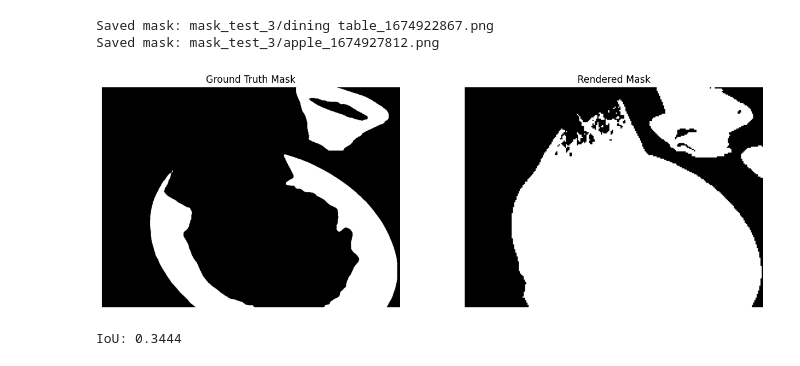
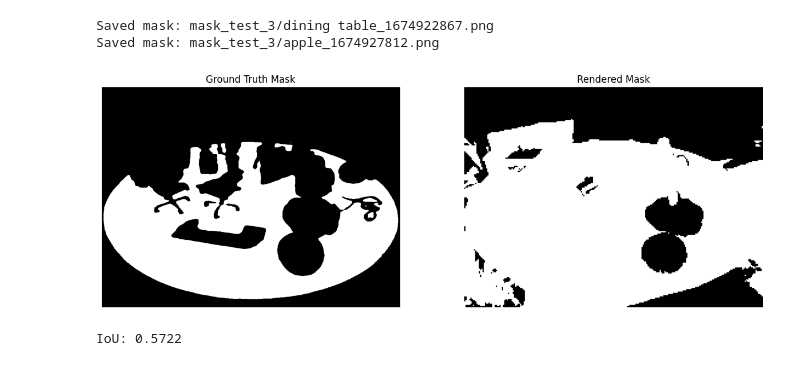
Before and after one commit to siddharthdesai06/DimSegNet, a Jupyter notebook: testing.ipynb, the cells around one changed output. Drawn from its saved outputs; the diff is of its cells as text; code cells hidden in the pictures.

```diff
--- a/testing.ipynb
+++ b/testing.ipynb
@@ -265,34 +265,36 @@ mask_paths = [
     # "eval_datasets/teatime/test_mask/0/sheep.png",
     # "eval_datasets/teatime/test_mask/2/sheep.png",
     # "eval_datasets/teatime/mask/mask_test_2/cup_1671043347.png",
     # "eval_datasets/ramen/masks/mask_00131/bowl_1674071303.png",
     # "eval_datasets/ramen/masks/mask_00131/dining table_1674037111.png",
     # "eval_datasets/ramen/masks/mask_00131/cup_1674037862.png",
     # "eval_datasets/ramen/masks/mask_00131/cup_1674037863.png",
     # "eval_datasets/ramen/masks/mask_test_0/bottle_1674073676.png",
     # "eval_datasets/ramen/masks/mask_test_0/bowl_1674042030.png"
     # "eval_datasets/teatime/mask/mask_test_2/chair_1671043393.png",
     # "eval_datasets/ramen/masks/mask_test_0/cup_1674037703.png",
     # "eval_datasets/ramen/masks/mask_test_1/dining table_1674036521.png",
     # "eval_datasets/ramen/masks/mask_test_1/bowl_1674070652.png",
     # "eval_datasets/ramen/masks/mask_test_0/dining table_1674036421.png",
     # "eval_datasets/ramen/masks/mask_test_1/dining table_1674036521.png",
     # "eval_datasets/ramen/masks/mask_test_1/bowl_1674070652.png"
     # "eval_datasets/ramen/masks/mask_test_1/cup_1674037661.png",
     # "eval_datasets/ramen/masks/mask_test_2/cup_1674037836.png",
     # "eval_datasets/ramen/masks/mask_test_2/cup_1674037783.png",
     # "eval_datasets/ramen/masks/mask_test_2/cup_1674037781.png",
     # "eval_datasets/ramen/masks/mask_test_2/bowl_1674070911.png",
     # "eval_datasets/ramen/masks/mask_test_2/bowl_1674070784.png",
-    "eval_datasets/ramen/masks/mask_test_3/bowl_1674071201.png",
-    "eval_datasets/ramen/masks/mask_test_3/bowl_1674071239.png"
+    # "eval_datasets/figurines/masks/mask_test_0/chair_1674922978.png",
+    # "eval_datasets/figurines/masks/mask_test_0/apple_1674927803.png"
+    # "eval_datasets/figurines/masks/mask_test_0/chair_1674922983.png"
+    "eval_datasets/figurines/masks/mask_test_3/dining table_1674922867.png",
     # "/home/siddharth/siddharth/thesis/Yolo_segmentation/eval_datasets/ramen/masks/mask_00131/bowl_1674071303.png"
 ]
 
 mask2_path = "test_3.jpg" # extracted mask
 
 iou_value = calculate_iou_from_paths(mask_paths, mask2_path)
 print(f"IoU: {iou_value:.4f}")
 # %% [output]
-[figure, old version]
+[figure, new version]
-IoU: 0.3444
+IoU: 0.5722
```
Also changed, not shown: 2 other files.
